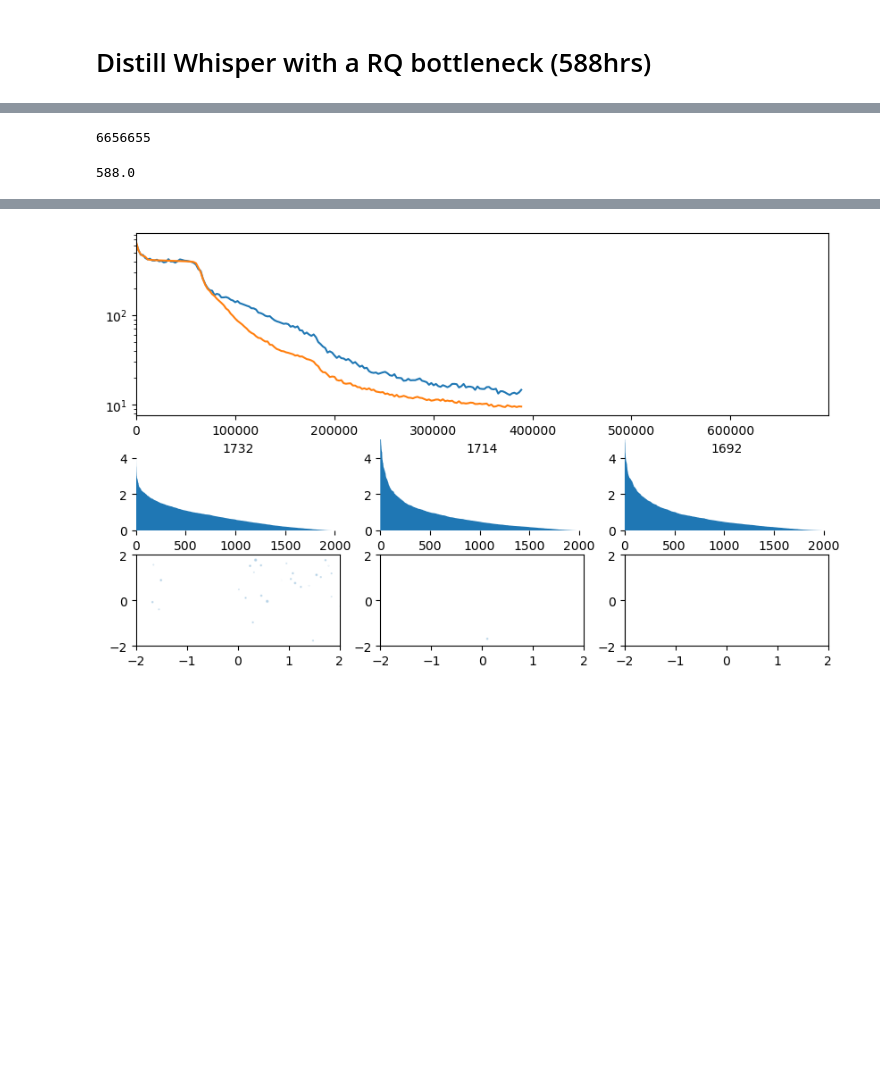
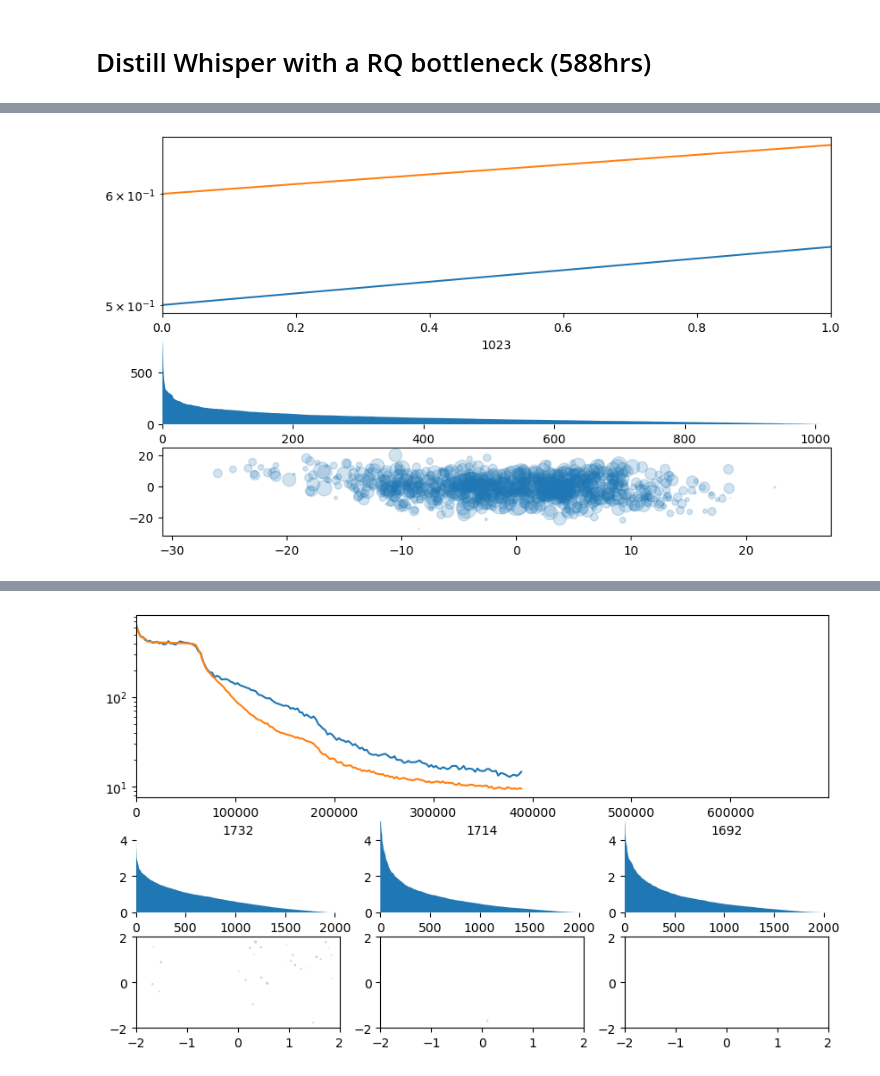
Before and after one commit to collabora/WhisperSpeech, a Jupyter notebook: nbs/2F. Residual (RQ) semantic token extraction model.ipynb, the cells around one changed output, grey strips where cells are left out. Saved outputs shown, nothing was run; the diff lists cells and outputs as text; code cells hidden in the pictures; blank space fills up the shorter version.

```diff
--- a/nbs/2F. Residual (RQ) semantic token extraction model.ipynb
+++ b/nbs/2F. Residual (RQ) semantic token extraction model.ipynb
@@ -17,15 +21,14 @@ import pylab as plt
 # %%
-# load all embeddings
-frames = []
-tokens = []
+# create an index of the data
+fnames = []
+all_samples = []
+i = 0
 mb = master_bar(list(Path(f'/mnt/whisper-distil/').glob('whisper-tiny-decoder-*')))
 for dirname in mb:
     for name in progress_bar(list(dirname.rglob('*.whisper')), parent=mb):
-        frames.append(torch.load(name))
-        tokens += torch.load(name.with_suffix('.tokens'))
-
-# this uses too much RAM, we'll have to work around that:
-# frames = torch.cat(frames)
-# frames.shape
+        fnames.append(name)
+        S = torch.load(name)
+        all_samples += [(i,iS,iS*2250) for iS in range(S.shape[0]-1)]
+        i += 1
 # %% [output]
 [interactive output not drawn]
@@ -60,10 +147,0 @@ tokenizer = whisper.tokenizer.get_tokenizer(False, language='en')
-# %%
-# the total token count (keep in mind we have 50k+ unique tokens...)
-sum([len(t) for t in tokens])
-# %% [output]
-6656655
-# %%
-# the audio length (in hours)
-sum(frames_Ns) * 30 / 60 / 60
-# %% [output]
-588.0
@@ -133,0 +230,8 @@ class RQBottleneckTransformer(nn.Module):
+# %%
+# test VQVisual
+visual = VQVisual(vqmodel, 1)
+visual.show()
+visual.add_data(0, 1e-4, 0.5, 0.6)
+visual.add_data(1, 1.2e-4, 0.55, 0.65)
+visual.hide()
+# %% [output]
@@ -134,3 +239,4 @@ class RQBottleneckTransformer(nn.Module):
+[figure, added]
 # %%
 # training code
 import torch.optim as optim
```
Also changed, not shown: parts of 51 cells of this notebook, 2 other files.
